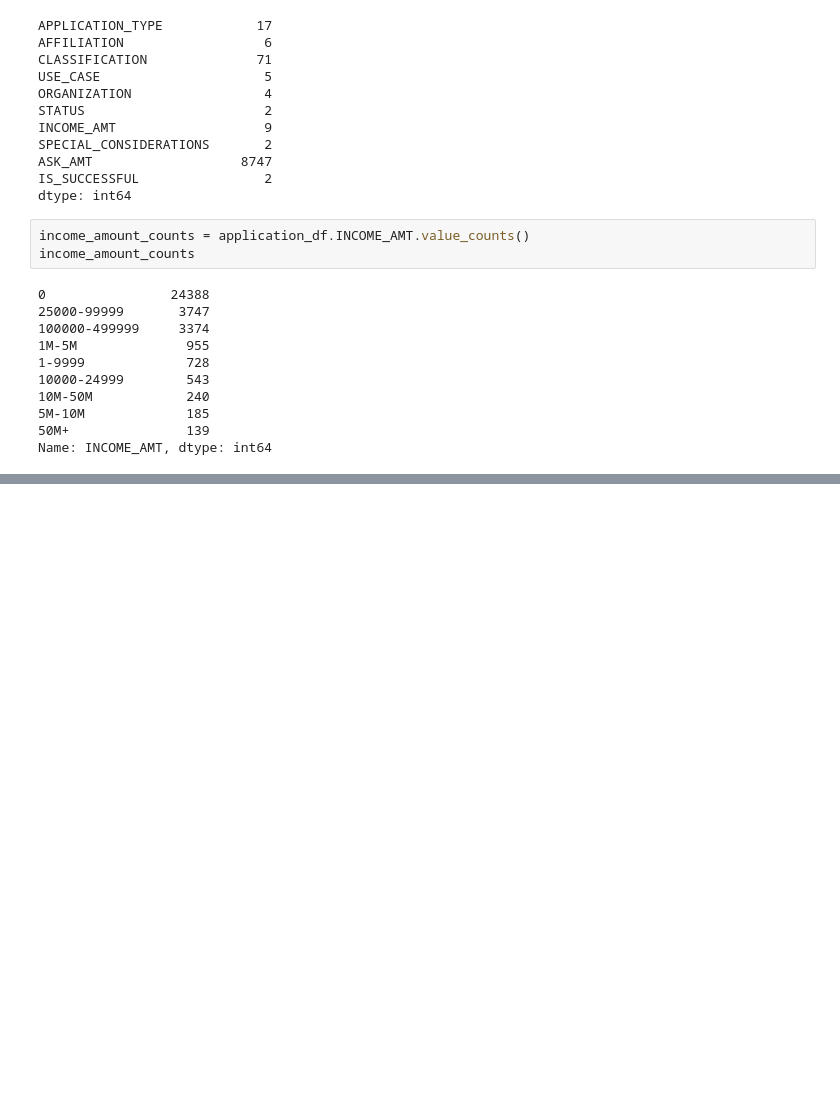
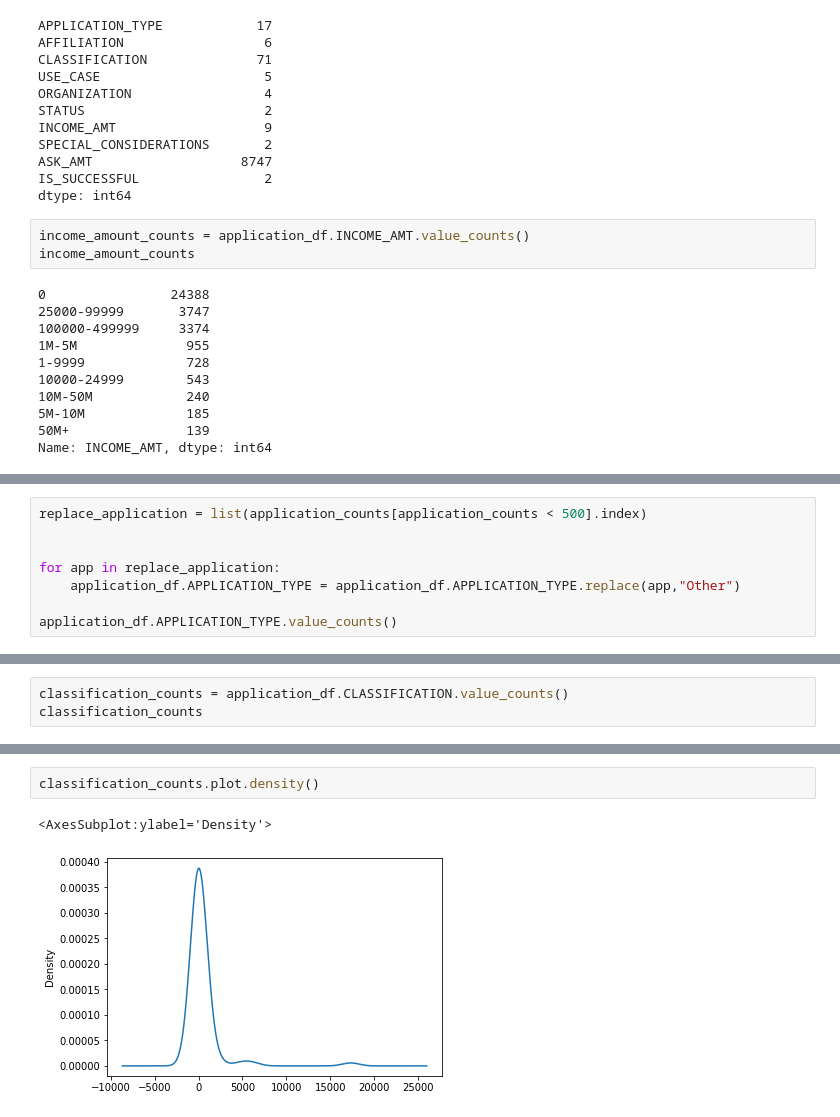
Before and after one commit to aisligrace/Neural_Network_Charity_Analysis, a Jupyter notebook: AlphabetSoupCharity_Optimzation.ipynb, the cells around one changed output, grey strips where cells are left out. Cells and saved outputs as stored; diff of their text form; blank space fills up the shorter version.

```diff
--- a/AlphabetSoupCharity_Optimzation.ipynb
+++ b/AlphabetSoupCharity_Optimzation.ipynb
@@ -57,0 +140,8 @@ Name: INCOME_AMT, dtype: int64
+# %%
+replace_application = list(application_counts[application_counts < 500].index)
+
+
+for app in replace_application:
+    application_df.APPLICATION_TYPE = application_df.APPLICATION_TYPE.replace(app,"Other")
+
+application_df.APPLICATION_TYPE.value_counts()
@@ -57,0 +159,3 @@ Name: INCOME_AMT, dtype: int64
+# %%
+classification_counts = application_df.CLASSIFICATION.value_counts()
+classification_counts
@@ -57,0 +175,5 @@ Name: INCOME_AMT, dtype: int64
+# %%
+classification_counts.plot.density()
+# %% [output]
+<AxesSubplot:ylabel='Density'>
+[figure, added]
```
Also changed, not shown: parts of 31 cells of this notebook.
